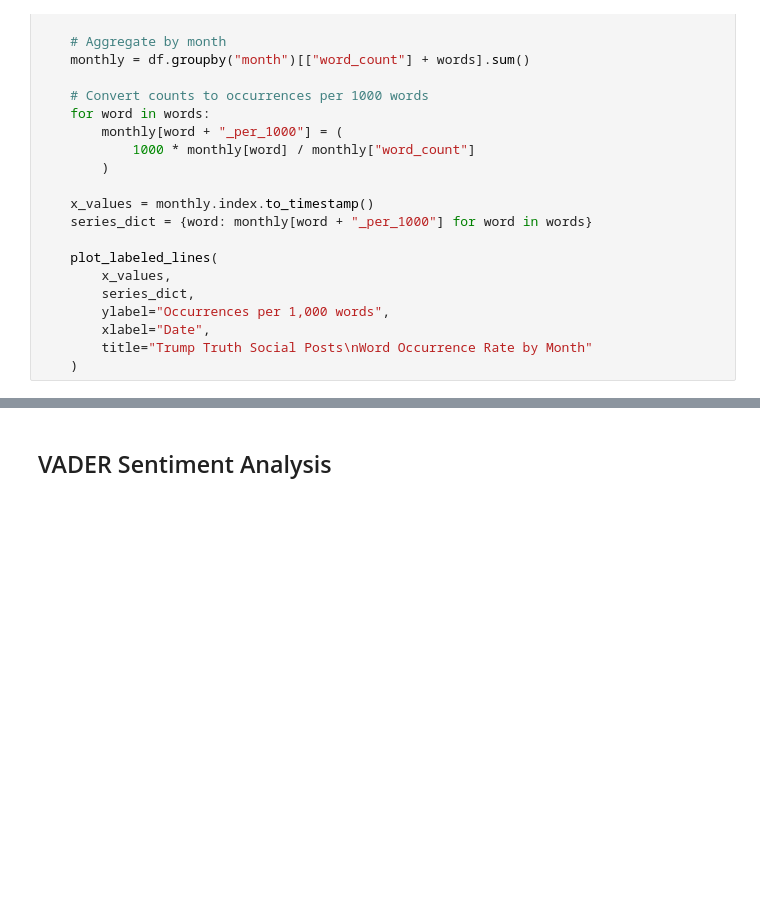
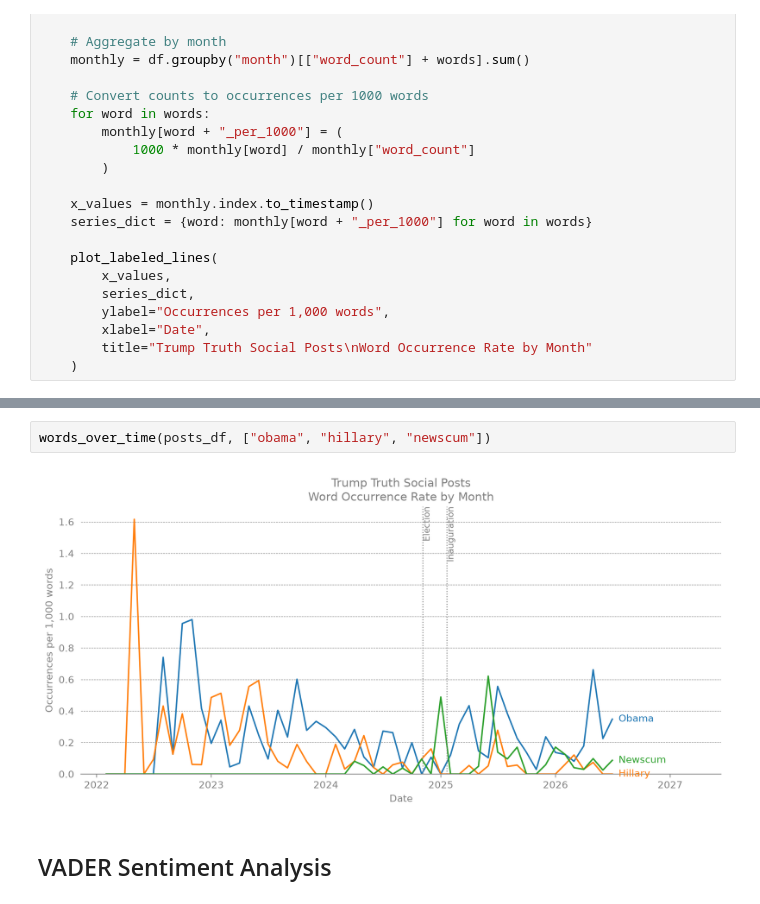
Before and after one commit to AlexanderJCS/trump-truth-social-data-analysis, a Jupyter notebook: analysis.ipynb, the cells around one changed output, grey strips where cells are left out. Saved outputs shown, nothing was run; the diff lists cells and outputs as text; blank space fills up the shorter version.

```diff
--- a/analysis.ipynb
+++ b/analysis.ipynb
@@ -193,3 +193,7 @@ words_over_time(posts_df, ["trump", "kamala", "biden", "obama"])
+# %%
+words_over_time(posts_df, ["obama", "hillary", "newscum"])
+# %% [output]
+[figure, added]
 # %% [markdown]
 ## VADER Sentiment Analysis
 # %%
```
Also changed, not shown: parts of 2 cells of this notebook.
